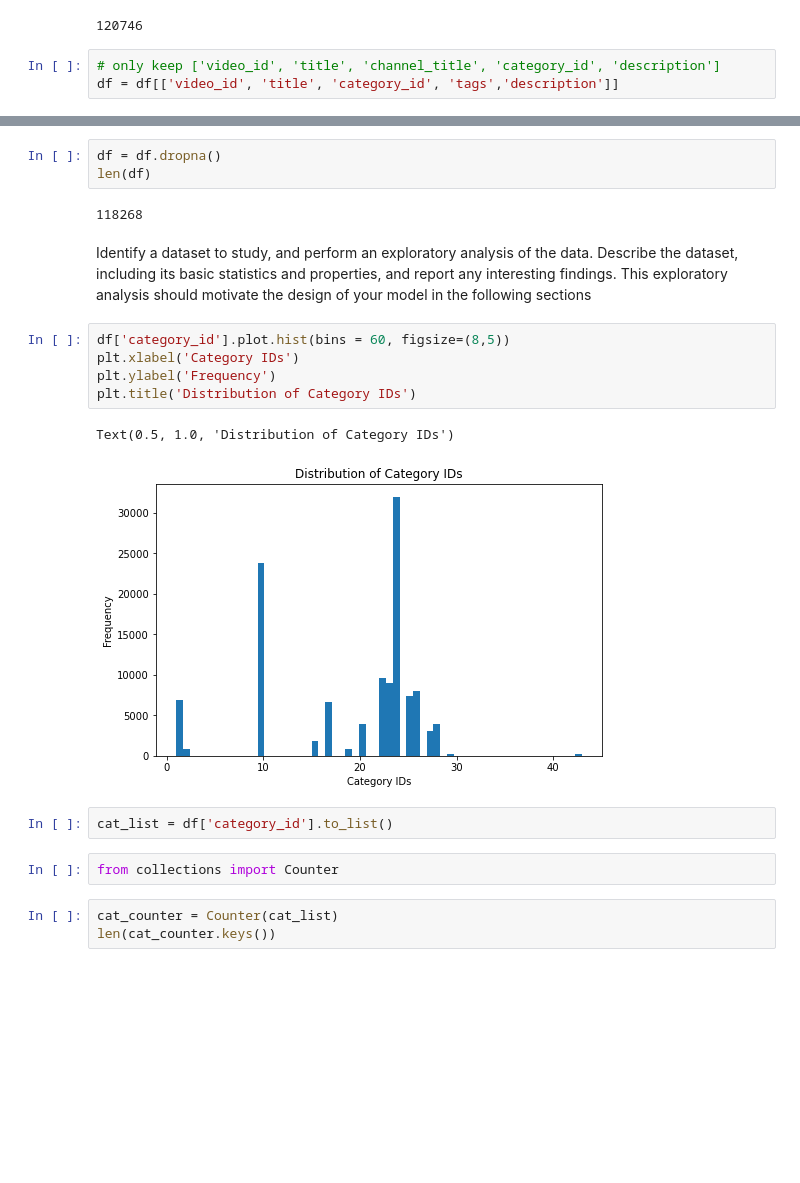
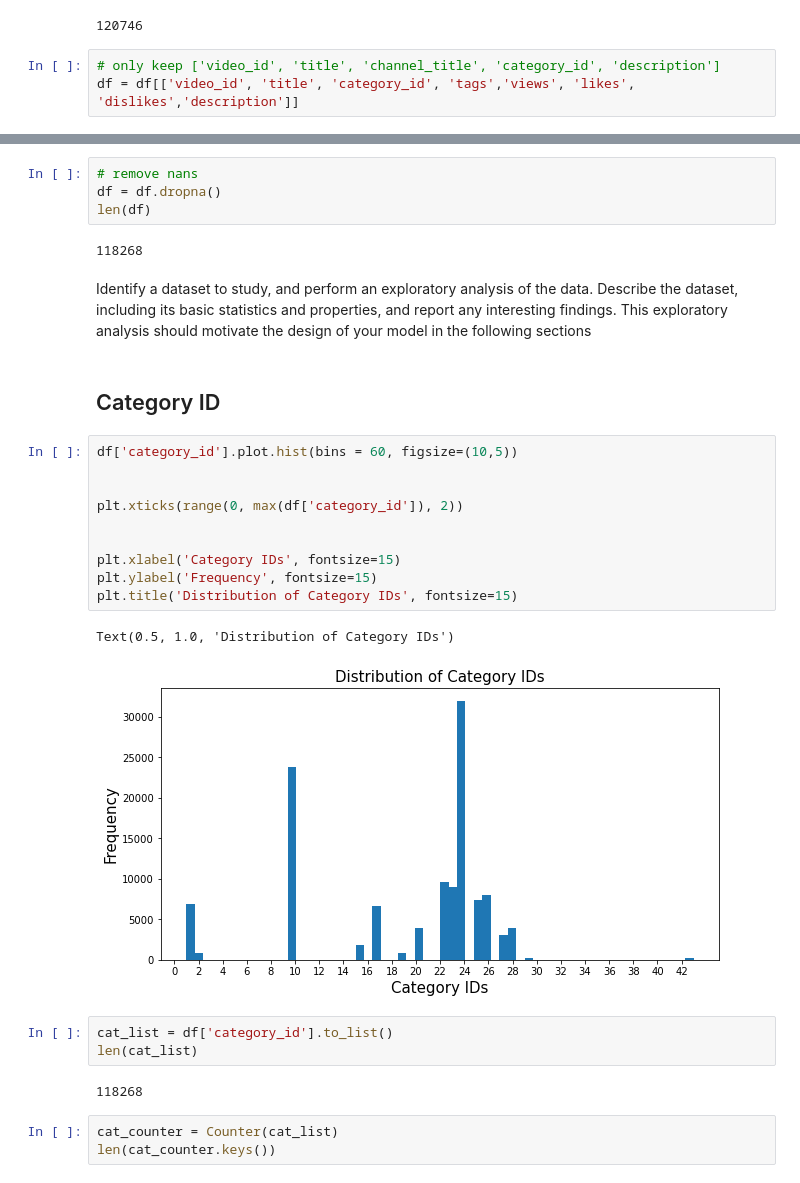
Before and after one commit to Titan-Ngo/predicting-youtube-categories, a Jupyter notebook: EDA.ipynb, the cells around one changed output, grey strips where cells are left out. Cells and saved outputs as stored; diff of their text form; blank space fills up the shorter version.

```diff
--- a/EDA.ipynb
+++ b/EDA.ipynb
@@ -39,4 +51,4 @@ len(df)
 120746
 # %%
 # only keep ['video_id', 'title', 'channel_title', 'category_id', 'description']
-df = df[['video_id', 'title', 'category_id', 'tags','description']]
+df = df[['video_id', 'title', 'category_id', 'tags','views', 'likes', 'dislikes','description']]
@@ -53,4 +68,5 @@ print(a, b, c, d, e)
 # %%
+# remove nans
 df = df.dropna()
 len(df)
 # %% [output]
@@ -59,18 +75,26 @@ len(df)
 Identify a dataset to study, and perform an exploratory analysis of the data. Describe the dataset,
 including its basic statistics and properties, and report any interesting findings. This exploratory analysis
 should motivate the design of your model in the following sections
+# %% [markdown]
+## Category ID
 # %%
-df['category_id'].plot.hist(bins = 60, figsize=(8,5))
-plt.xlabel('Category IDs')
-plt.ylabel('Frequency')
-plt.title('Distribution of Category IDs')
+df['category_id'].plot.hist(bins = 60, figsize=(10,5))
+
+
+plt.xticks(range(0, max(df['category_id']), 2))
+
+
+plt.xlabel('Category IDs', fontsize=15)
+plt.ylabel('Frequency', fontsize=15)
+plt.title('Distribution of Category IDs', fontsize=15)
 # %% [output]
 Text(0.5, 1.0, 'Distribution of Category IDs')
-[figure, old version]
+[figure, new version]
 # %%
 cat_list = df['category_id'].to_list()
+len(cat_list)
+# %% [output]
+118268
-# %%
-from collections import Counter
 # %%
 cat_counter = Counter(cat_list)
 len(cat_counter.keys())
```
Also changed, not shown: parts of 65 cells of this notebook.
